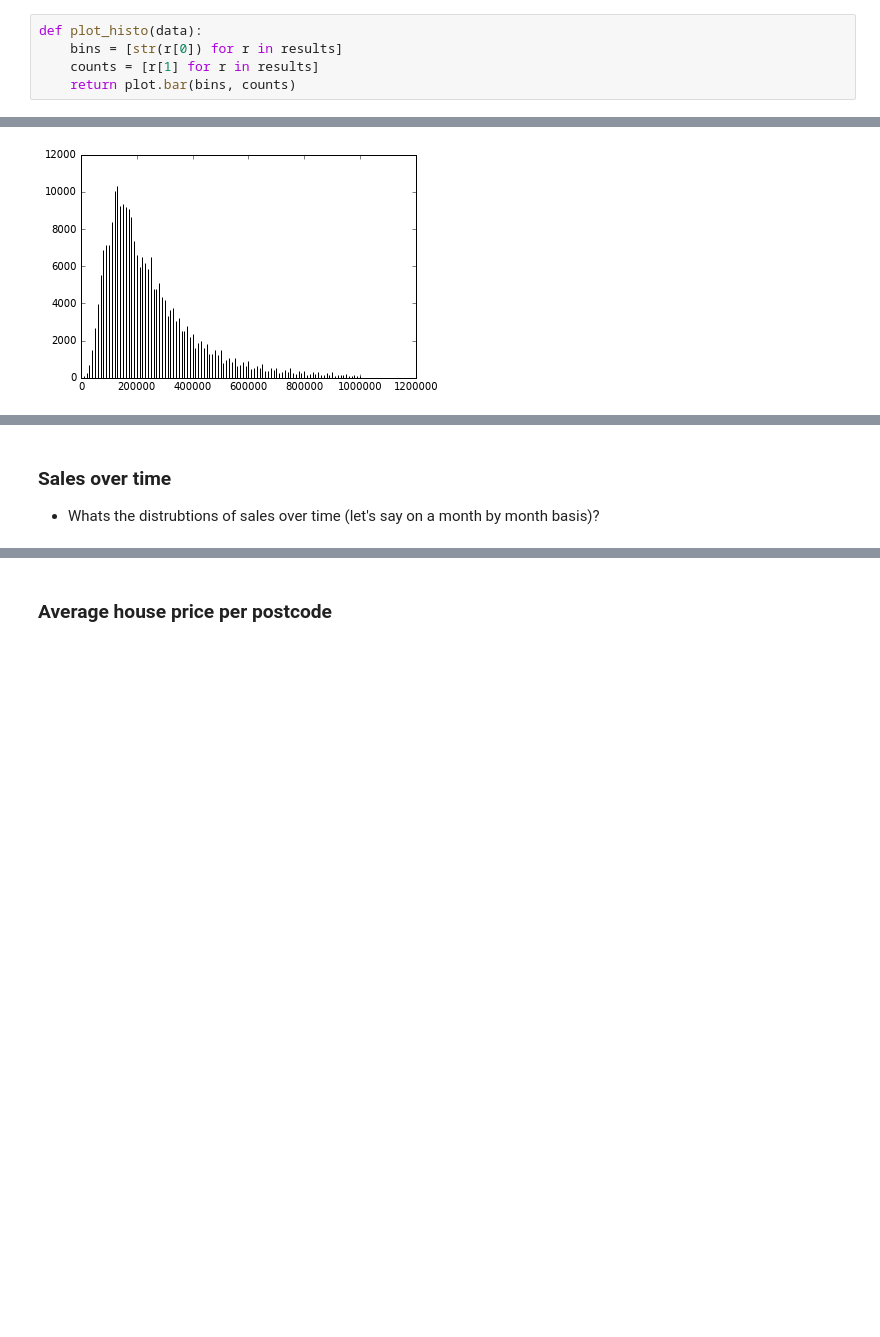
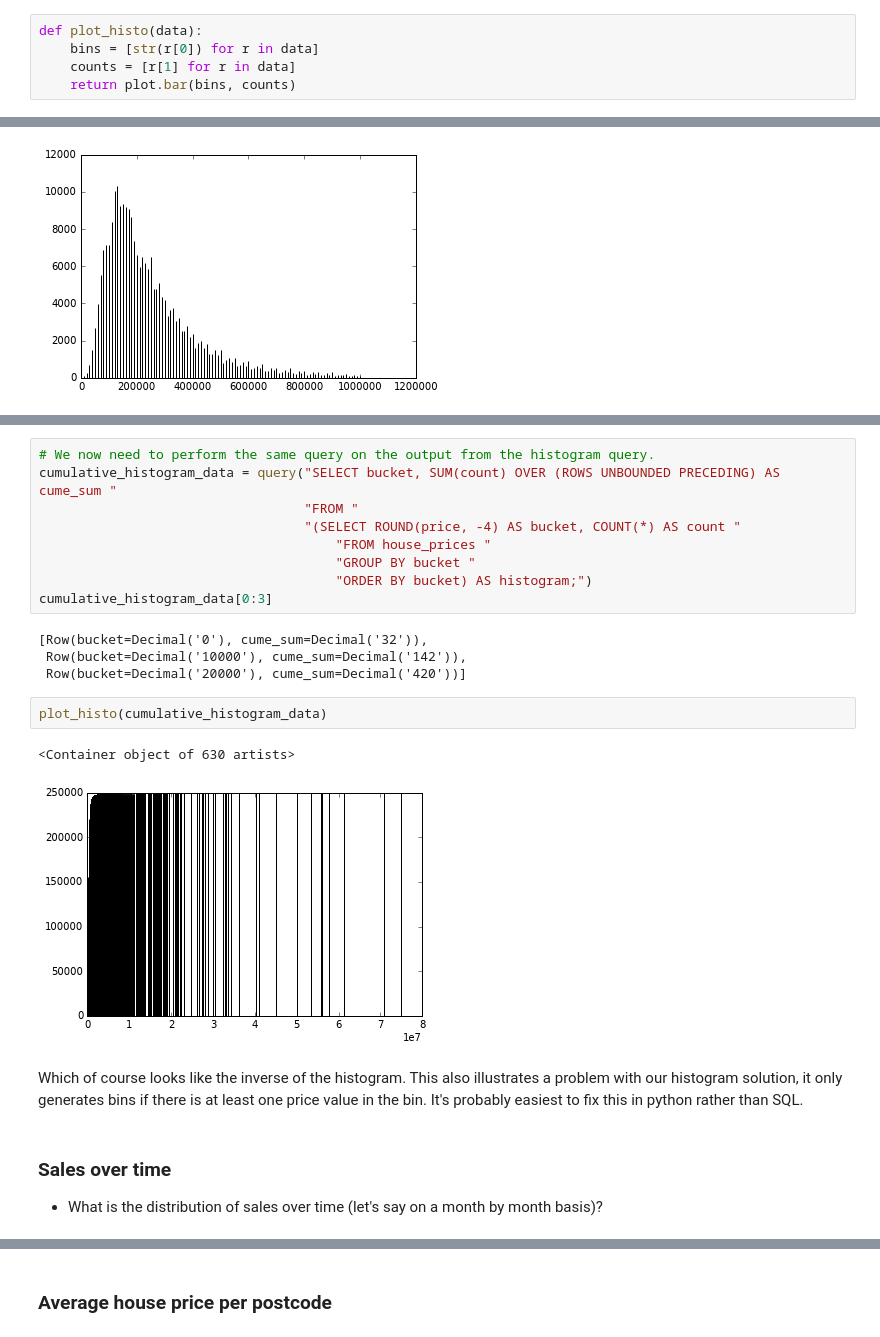
Before and after one commit to JamesSmaldon/dev-notes, a Jupyter notebook: notebooks/SQL Case Study - House Price Data.ipynb, the cells around one changed output, grey strips where cells are left out. Drawn from its saved outputs; the diff is of its cells as text; blank space fills up the shorter version.

Commit message:
More experimenting with house price data.
Added system requirements to readme.

```diff
--- a/notebooks/SQL Case Study - House Price Data.ipynb
+++ b/notebooks/SQL Case Study - House Price Data.ipynb
@@ -239,8 +239,8 @@ query("SELECT * FROM house_prices "
 ### House price distribution
 # %%
 def plot_histo(data):
-    bins = [str(r[0]) for r in results]
-    counts = [r[1] for r in results]
+    bins = [str(r[0]) for r in data]
+    counts = [r[1] for r in data]
     return plot.bar(bins, counts)
 # %%
 %matplotlib inline
@@ -268,3 +299,23 @@ plot_histo(results)
+# %%
+# We now need to perform the same query on the output from the histogram query.
+cumulative_histogram_data = query("SELECT bucket, SUM(count) OVER (ROWS UNBOUNDED PRECEDING) AS cume_sum "
+                                  "FROM "
+                                  "(SELECT ROUND(price, -4) AS bucket, COUNT(*) AS count "
+                                      "FROM house_prices "
+                                      "GROUP BY bucket "
+                                      "ORDER BY bucket) AS histogram;")
+cumulative_histogram_data[0:3]
+# %% [output]
+[Row(bucket=Decimal('0'), cume_sum=Decimal('32')),
+ Row(bucket=Decimal('10000'), cume_sum=Decimal('142')),
+ Row(bucket=Decimal('20000'), cume_sum=Decimal('420'))]
+# %%
+plot_histo(cumulative_histogram_data)
+# %% [output]
+<Container object of 630 artists>
+[figure, added]
+# %% [markdown]
+Which of course looks like the inverse of the histogram. This also illustrates a problem with our histogram solution, it only generates bins if there is at least one price value in the bin. It's probably easiest to fix this in python rather than SQL.
 # %% [markdown]
 ### Sales over time
-* Whats the distrubtions of sales over time (let's say on a month by month basis)?
+* What is the distribution of sales over time (let's say on a month by month basis)?
```
Also changed, not shown: parts of 12 cells of this notebook, 1 other file.
